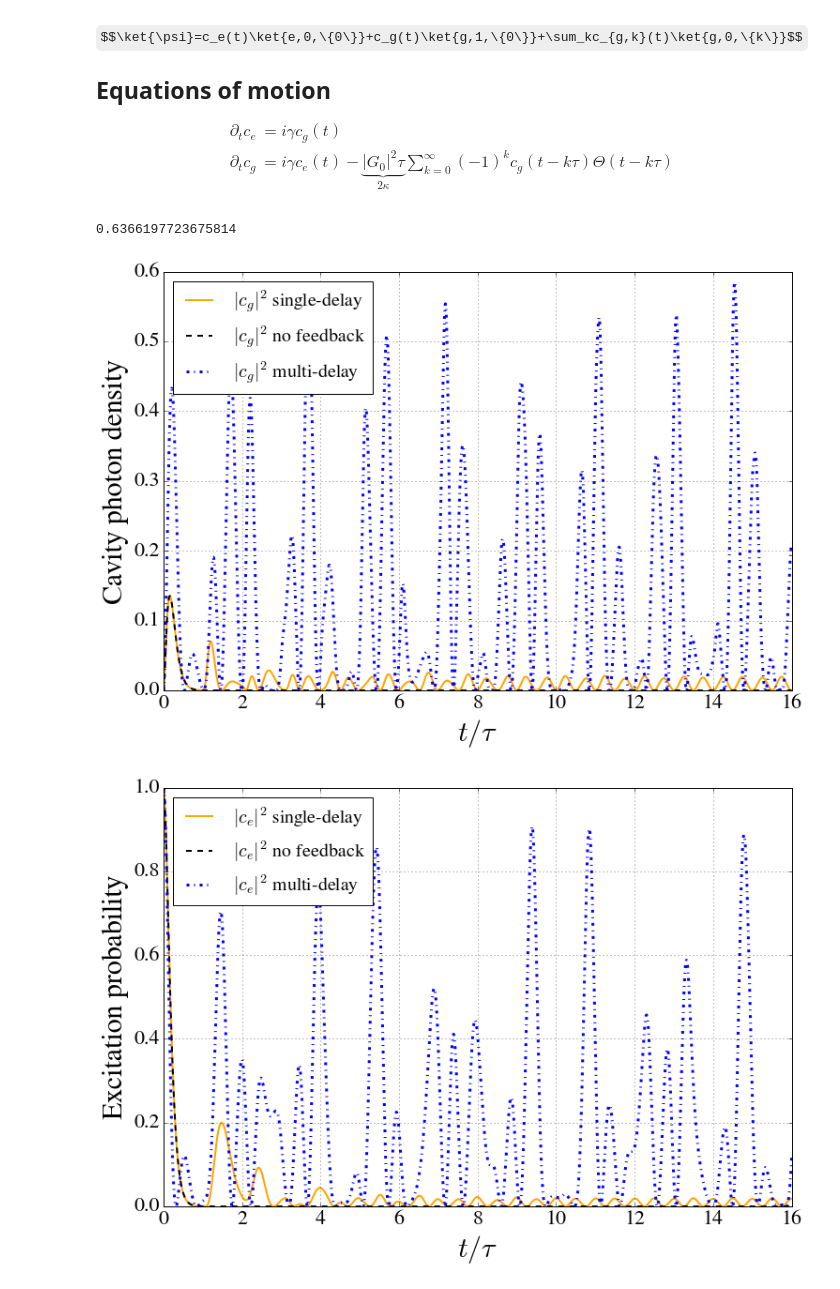
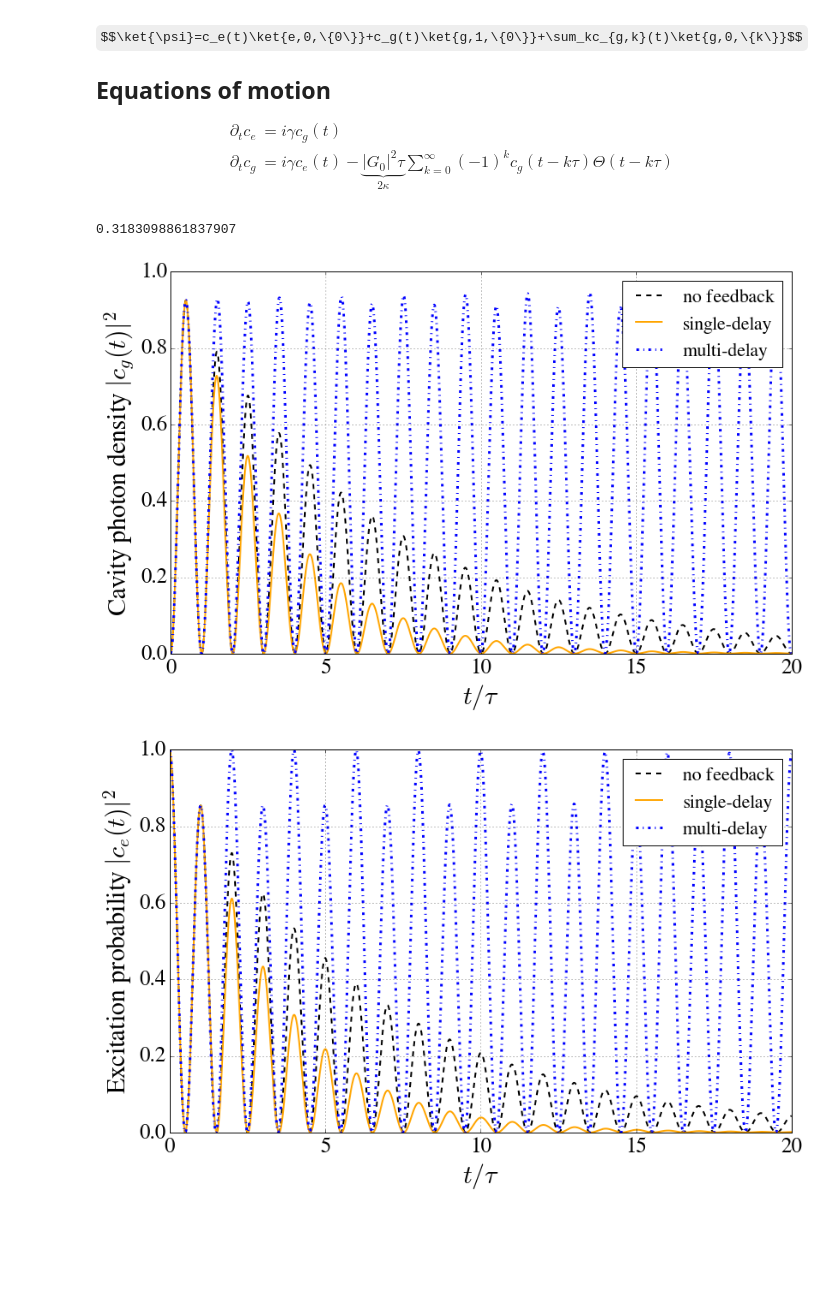
Before and after one commit to nemetniki/with-Andreas, a Jupyter notebook: CQED_standingwave.ipynb, the cells around one changed output. Cells and saved outputs as stored; diff of their text form; code cells hidden in the pictures; some formulas as TeX source; blank space fills up the shorter version.

Commit message:
playing around with parameters

```diff
--- a/CQED_standingwave.ipynb
+++ b/CQED_standingwave.ipynb
@@ -42,9 +42,9 @@ import pylab as pl
 import matplotlib.pyplot as plt
 from pydelay import dde23
 # %%
-1/(np.pi/2)
+1/(np.pi)
 # %% [output]
-0.6366197723675814
+0.3183098861837907
 # %%
 eqnsST1 = {
     'ce:c' : '(ii*gam)*cg',
@@ -58,18 +58,19 @@ eqnsSTnofb = {
 
 eqnsSTmany = {
     'ce:c' : '(ii*gam)*cg',
-    'cg:c' : '(ii*gam)*ce - 2*kap*0.6366197723675814*(0.5*cg+cg(t-tau)*Heavi(t-tau)+cg(t-2*tau)*Heavi(t-2*tau)\
+    'cg:c' : '(ii*gam)*ce - kap*4*(0.5*cg+cg(t-tau)*Heavi(t-tau)+cg(t-2*tau)*Heavi(t-2*tau)\
     +cg(t-3*tau)*Heavi(t-3*tau)+cg(t-4*tau)*Heavi(t-4*tau)+cg(t-5*tau)*Heavi(t-5*tau)\
     +cg(t-6*tau)*Heavi(t-6*tau)+cg(t-7*tau)*Heavi(t-7*tau)+cg(t-8*tau)*Heavi(t-8*tau)\
     +cg(t-9*tau)*Heavi(t-9*tau)+cg(t-10*tau)*Heavi(t-10*tau)+cg(t-11*tau)*Heavi(t-11*tau)\
     +cg(t-12*tau)*Heavi(t-12*tau)+cg(t-13*tau)*Heavi(t-13*tau)+cg(t-14*tau)*Heavi(t-14*tau)\
-    +cg(t-15*tau)*Heavi(t-15*tau))'
+    +cg(t-15*tau)*Heavi(t-15*tau)+cg(t-16*tau)*Heavi(t-16*tau)+cg(t-17*tau)*Heavi(t-17*tau)\
+    +cg(t-18*tau)*Heavi(t-18*tau)+cg(t-19*tau)*Heavi(t-19*tau)+cg(t-20*tau)*Heavi(t-20*tau))'
     }
 
 paramsST = {
             'gam' : 1.,
             'kap' : 1.000000,
-            'tau' : 2*pi/1.
+            'tau' : pi/40.
                         }
 
 mycode = """
@@ -82,11 +83,11 @@ double Heavi(double t) {
 """
 
 ddeST1 = dde23(eqns=eqnsST1, params=paramsST)
-ddeST1.set_sim_params(tfinal=16*paramsST['tau'], dtmax=.001)
+ddeST1.set_sim_params(tfinal=20*paramsST['tau'], dtmax=.001)
 ddeSTnofb = dde23(eqns=eqnsSTnofb, params=paramsST)
-ddeSTnofb.set_sim_params(tfinal=16*paramsST['tau'], dtmax=.001)
+ddeSTnofb.set_sim_params(tfinal=20*paramsST['tau'], dtmax=.001)
 ddeSTmany = dde23(eqns=eqnsSTmany, params=paramsST)
-ddeSTmany.set_sim_params(tfinal=16*paramsST['tau'], dtmax=.001)
+ddeSTmany.set_sim_params(tfinal=20*paramsST['tau'], dtmax=.001)
 # %%
 histfuncST = { 'ce': lambda t: 1,
              'cg': lambda t: 0
@@ -102,60 +103,57 @@ ddeSTmany.run()
 %matplotlib inline
 import matplotlib as mpl
 mpl.rc('font',family='FreeSerif')
-mpl.rc('xtick',labelsize=22)
-mpl.rc('ytick',labelsize=22)
+mpl.rc('xtick',labelsize=25)
+mpl.rc('ytick',labelsize=25)
 
-sol1 = ddeST1.sample(0,16*paramsST['tau'],0.001)
+sol1 = ddeST1.sample(0,20*paramsST['tau'],0.001)
 tST1  = sol1['t']/paramsST['tau']
 ceST1 = sol1['ce']
 cgST1 = sol1['cg']
-solnofb = ddeSTnofb.sample(0,16*paramsST['tau'],0.001)
+solnofb = ddeSTnofb.sample(0,20*paramsST['tau'],0.001)
 tSTnofb  = solnofb['t']/paramsST['tau']
 ceSTnofb = solnofb['ce']
 cgSTnofb = solnofb['cg']
-solmany = ddeSTmany.sample(0,16*paramsST['tau'],0.001)
+solmany = ddeSTmany.sample(0,20*paramsST['tau'],0.001)
 tSTmany  = solmany['t']/paramsST['tau']
 ceSTmany = solmany['ce']
 cgSTmany = solmany['cg']
 
 fsfont = {'fontname':'FreeSerif'}
-plt.figure(1,figsize=(12,8))
+plt.figure(1,figsize=(13,8))
 plt.clf()
-plt.plot(tST1,np.abs(cgST1)**2,linewidth=2.0,label='$|c_g|^2$ single-delay',color = 'orange')
+plt.plot(tSTnofb,np.abs(cgSTnofb)**2,linewidth=2.0,label='no feedback',color='k',ls='--')
 plt.hold(True)
-plt.plot(tSTnofb,np.abs(cgSTnofb)**2,linewidth=2.0,label='$|c_g|^2$ no feedback',color='k',ls='--')
-plt.plot(tSTmany,np.abs(cgSTmany)**2,linewidth=3.0,label='$|c_g|^2$ multi-delay',color='b',ls='-.')
+plt.plot(tST1,np.abs(cgST1)**2,linewidth=2.0,label='single-delay',color = 'orange')
+plt.plot(tSTmany,np.abs(cgSTmany)**2,linewidth=3.0,label='multi-delay',color='b',ls='-.')
 plt.xlabel('$t/\\tau$',fontsize=30.)
 #plt.xlim(0,3)
-plt.xlim(0,16)
-plt.ylabel('Cavity photon density',fontsize=30.)
-plt.legend(loc='best',fontsize = 20)
+plt.ylabel('Cavity photon density $|c_g(t)|^2$',fontsize=30.)
+plt.legend(loc='upper right',fontsize = 22)
 plt.grid(True)
-plt.figure(2,figsize=(12,8))
-plt.plot(tST1,np.abs(ceST1)**2,linewidth=2.0,label='$|c_e|^2$ single-delay',color = 'orange')
+plt.figure(2,figsize=(13,8))
+plt.plot(tSTnofb,np.abs(ceSTnofb)**2,linewidth=2.0,label='no feedback',color='k',ls='--')
 plt.hold(True)
 plt.ylim(0,1)
-plt.plot(tSTnofb,np.abs(ceSTnofb)**2,linewidth=2.0,label='$|c_e|^2$ no feedback',color='k',ls='--')
-plt.plot(tSTmany,np.abs(ceSTmany)**2,linewidth=3.0,label='$|c_e|^2$ multi-delay',color='b',ls='-.')
+plt.plot(tST1,np.abs(ceST1)**2,linewidth=2.0,label='single-delay',color = 'orange')
+plt.plot(tSTmany,np.abs(ceSTmany)**2,linewidth=3.0,label='multi-delay',color='b',ls='-.')
 plt.xlabel('$t/\\tau$',fontsize=30.)
-plt.ylabel('Excitation probability',fontsize=30.)
-plt.legend(loc='best',fontsize = 20)
+plt.ylabel('Excitation probability $|c_e(t)|^2$',fontsize=30.)
+plt.legend(loc='upper right',fontsize = 22)
 #plt.xlim(0,3)
-plt.xlim(0,16)
 plt.grid(True)
-plt.figure(3,figsize=(12,8))
-plt.plot(tST1,1-(np.abs(ceST1)**2+np.abs(cgST1)**2),linewidth=2.0,label='$\sum_k|c_{g,k}|^2$ single-delay',color = 'orange')
+plt.figure(3,figsize=(13,8))
+plt.plot(tSTnofb,1-(np.abs(ceSTnofb)**2+np.abs(cgSTnofb)**2),linewidth=2.0,label='no feedback',color='k',ls='--')
 plt.hold(True)
 plt.ylim(0,1)
-plt.plot(tSTnofb,1-(np.abs(ceSTnofb)**2+np.abs(cgSTnofb)**2),linewidth=2.0,label='$\sum_k|c_{g,k}|^2$ no feedback',color='k',ls='--')
-plt.plot(tSTmany,1-(np.abs(ceSTmany)**2+np.abs(cgSTmany)**2),linewidth=3.0,label='$\sum_k|c_{g,k}|^2$ multi-delay',color='b',ls='-.')
+plt.plot(tST1,1-(np.abs(ceST1)**2+np.abs(cgST1)**2),linewidth=2.0,label='single-delay',color = 'orange')
+plt.plot(tSTmany,1-(np.abs(ceSTmany)**2+np.abs(cgSTmany)**2),linewidth=3.0,label='multi-delay',color='b',ls='-.')
 plt.xlabel('$t/\\tau$',fontsize=30.)
-plt.ylabel('Outer photon density',fontsize=30.)
-plt.legend(loc='best',fontsize = 20)
-plt.xlim(0,16)
+plt.ylabel('Outer photon density $\sum_{q^\prime}|c_{g,q^\prime}(t)|^2$',fontsize=30.)
+plt.legend(loc='upper right',fontsize = 22)
 #plt.xlim(0,3)
 plt.grid(True)
 plt.show()
 # %% [output]
-[figure, old version]
+[figure, new version]
-[figure, old version]
+[figure, new version]
```
Also changed, not shown: parts of 1 cell of this notebook.
